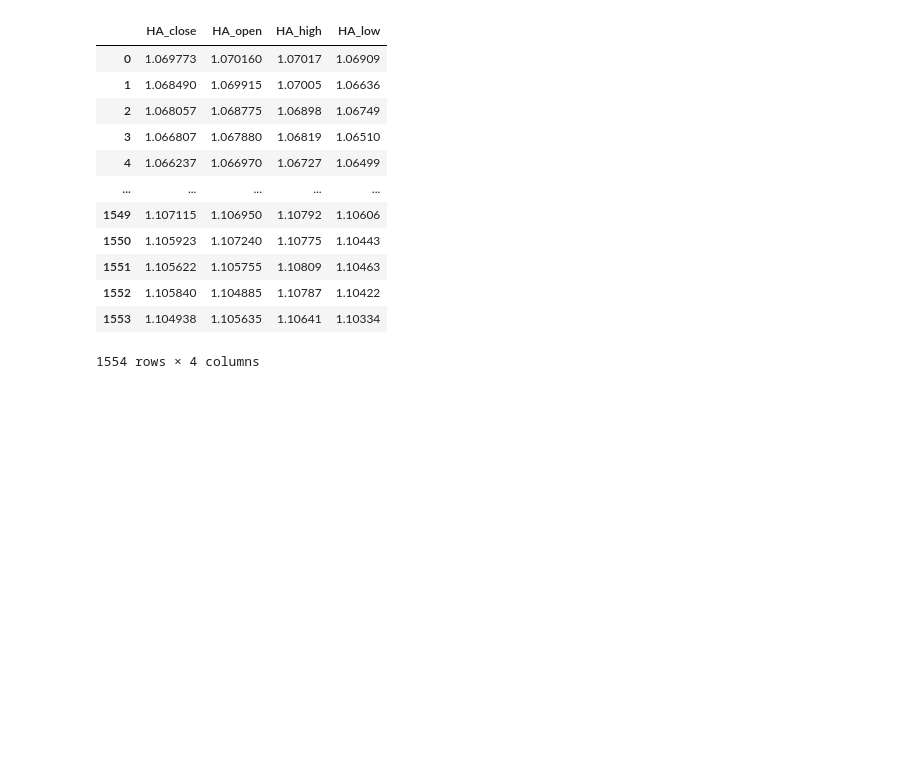
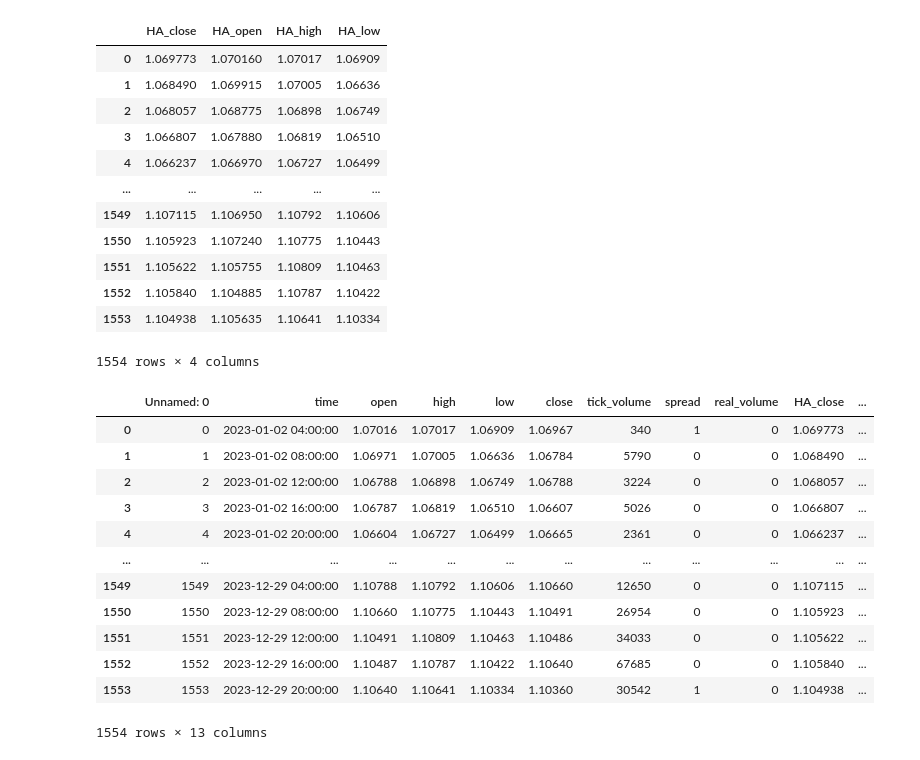
Before and after one commit to hevardhan/BullsEye---v5, a Jupyter notebook: ipynb s/ha.ipynb, the cells around one changed output. Drawn from its saved outputs; the diff is of its cells as text; code cells hidden in the pictures; blank space fills up the shorter version.

```diff
--- a/ipynb s/ha.ipynb
+++ b/ipynb s/ha.ipynb
@@ -65,3 +65,24 @@ See the caveats in the documentation: https://pandas.pydata.org/pandas-docs/stab
 | 1552 | 1.105840 | 1.104885 | 1.10787 | 1.10422 |
 | 1553 | 1.104938 | 1.105635 | 1.10641 | 1.10334 |
 1554 rows × 4 columns
+# %%
+data['HA_close'] = df_heiken_ashi['HA_close']
+data['HA_open'] = df_heiken_ashi['HA_open']
+data['HA_high'] = df_heiken_ashi['HA_high']
+data['HA_low'] = df_heiken_ashi['HA_low']
+# %%
+data
+# %% [output]
+|  | Unnamed: 0 | time | open | high | low | close | tick_volume | spread | real_volume | HA_close | ... |
+| 0 | 0 | 2023-01-02 04:00:00 | 1.07016 | 1.07017 | 1.06909 | 1.06967 | 340 | 1 | 0 | 1.069773 | ... |
+| 1 | 1 | 2023-01-02 08:00:00 | 1.06971 | 1.07005 | 1.06636 | 1.06784 | 5790 | 0 | 0 | 1.068490 | ... |
+| 2 | 2 | 2023-01-02 12:00:00 | 1.06788 | 1.06898 | 1.06749 | 1.06788 | 3224 | 0 | 0 | 1.068057 | ... |
+| 3 | 3 | 2023-01-02 16:00:00 | 1.06787 | 1.06819 | 1.06510 | 1.06607 | 5026 | 0 | 0 | 1.066807 | ... |
+| 4 | 4 | 2023-01-02 20:00:00 | 1.06604 | 1.06727 | 1.06499 | 1.06665 | 2361 | 0 | 0 | 1.066237 | ... |
+| ... | ... | ... | ... | ... | ... | ... | ... | ... | ... | ... | ... |
+| 1549 | 1549 | 2023-12-29 04:00:00 | 1.10788 | 1.10792 | 1.10606 | 1.10660 | 12650 | 0 | 0 | 1.107115 | ... |
+| 1550 | 1550 | 2023-12-29 08:00:00 | 1.10660 | 1.10775 | 1.10443 | 1.10491 | 26954 | 0 | 0 | 1.105923 | ... |
+| 1551 | 1551 | 2023-12-29 12:00:00 | 1.10491 | 1.10809 | 1.10463 | 1.10486 | 34033 | 0 | 0 | 1.105622 | ... |
+| 1552 | 1552 | 2023-12-29 16:00:00 | 1.10487 | 1.10787 | 1.10422 | 1.10640 | 67685 | 0 | 0 | 1.105840 | ... |
+| 1553 | 1553 | 2023-12-29 20:00:00 | 1.10640 | 1.10641 | 1.10334 | 1.10360 | 30542 | 1 | 0 | 1.104938 | ... |
+1554 rows × 13 columns
```
Also changed, not shown: parts of 7 cells of this notebook.
